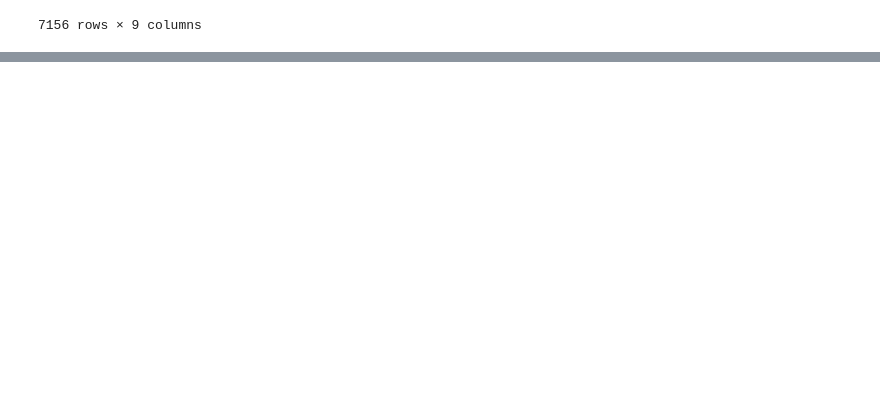
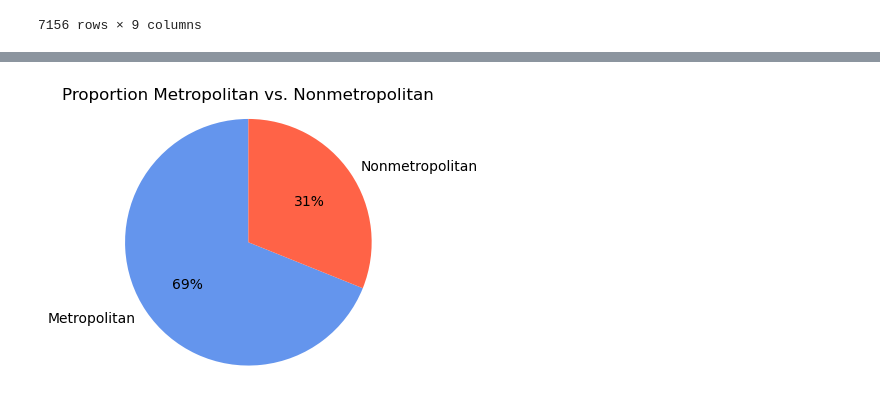
Before and after one commit to calebclayreagor/revelio-assignment, a Jupyter notebook: notebooks/evaluation/msa_us_only.ipynb, the cells around one changed output, grey strips where cells are left out. Cells and saved outputs as stored; diff of their text form; code cells hidden in the pictures; blank space fills up the shorter version.

```diff
--- a/notebooks/evaluation/msa_us_only.ipynb
+++ b/notebooks/evaluation/msa_us_only.ipynb
@@ -118 +60,17 @@ plt.show()
+# %%
+counts = gdf_us.msa.notna().value_counts().rename(
+    {True : 'Metropolitan', False: 'Nonmetropolitan'})
+fig, ax = plt.subplots(1, 1, figsize = (3.5, 3.5))
+counts.plot(
+    kind = 'pie',
+    autopct = '%1.0f%%',
+    startangle = 90,
+    colors = ['cornflowerblue', 'tomato'],
+    ylabel = '',
+    legend = False)
+ax.set_title('Proportion Metropolitan vs. Nonmetropolitan')
+ax.axis('equal')
+plt.show()
+# %% [output]
+[figure, added]
 # %%
```
Also changed, not shown: parts of 12 cells of this notebook, 5 other files.
